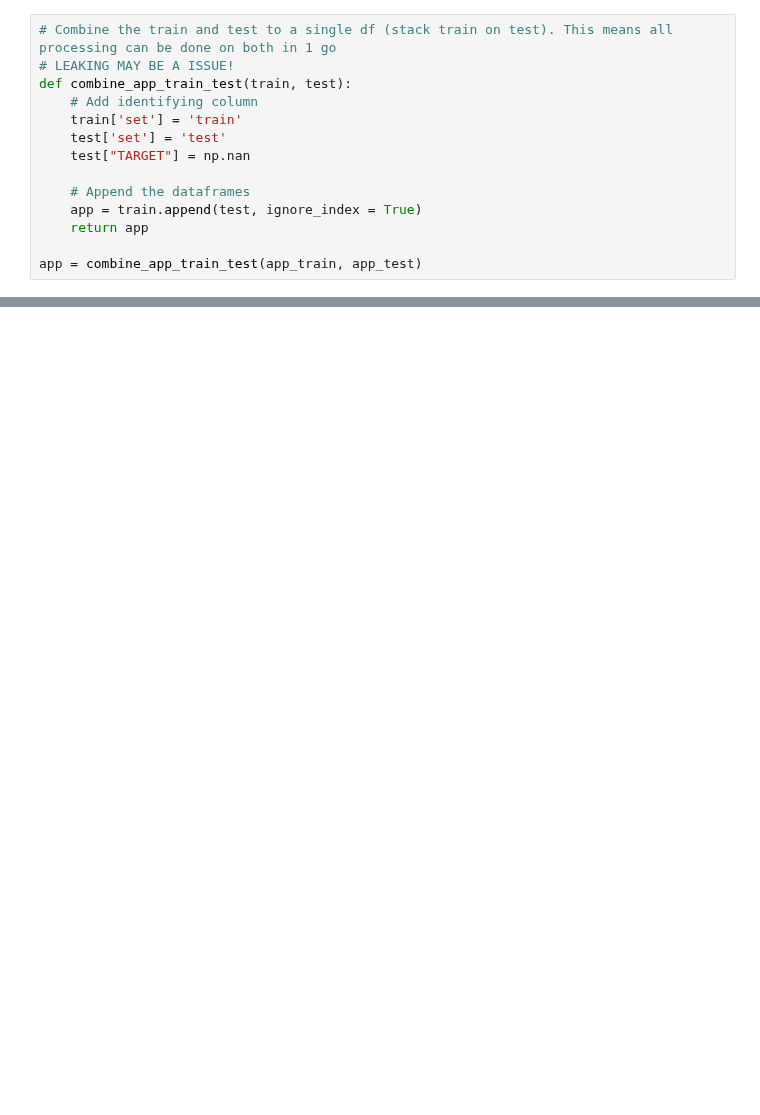
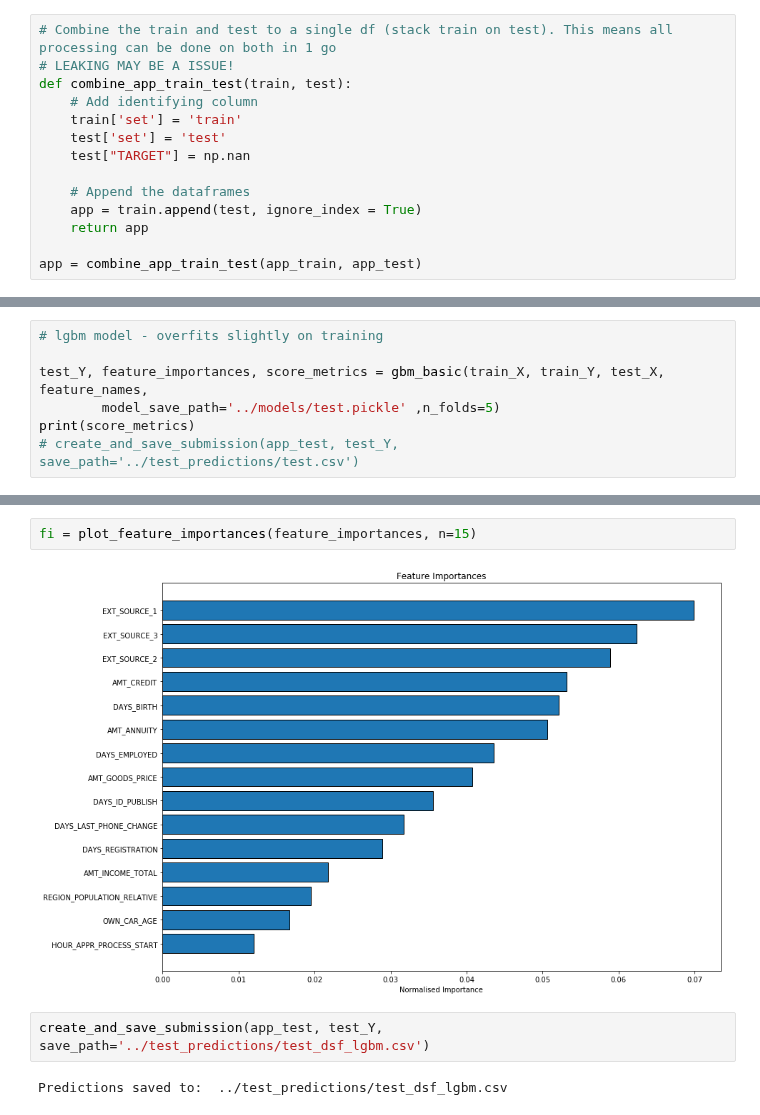
Before and after one commit to tobyfielding1/data-mining, a Jupyter notebook: src/feature_engineering_synthesis.ipynb, the cells around one changed output, grey strips where cells are left out. Cells and saved outputs as stored; diff of their text form; blank space fills up the shorter version.

```diff
--- a/src/feature_engineering_synthesis.ipynb
+++ b/src/feature_engineering_synthesis.ipynb
@@ -216,0 +304,7 @@ Avg ROC AUC score: 0.683701551658323
+# %%
+# lgbm model - overfits slightly on training
+
+test_Y, feature_importances, score_metrics = gbm_basic(train_X, train_Y, test_X, feature_names,
+        model_save_path='../models/test.pickle' ,n_folds=5)
+print(score_metrics)
+# create_and_save_submission(app_test, test_Y, save_path='../test_predictions/test.csv')
@@ -216,0 +329,8 @@ Avg ROC AUC score: 0.683701551658323
+# %%
+fi = plot_feature_importances(feature_importances, n=15)
+# %% [output]
+[figure, added]
+# %%
+create_and_save_submission(app_test, test_Y, save_path='../test_predictions/test_dsf_lgbm.csv')
+# %% [output]
+Predictions saved to:  ../test_predictions/test_dsf_lgbm.csv
```
Also changed, not shown: parts of 15 cells of this notebook.
